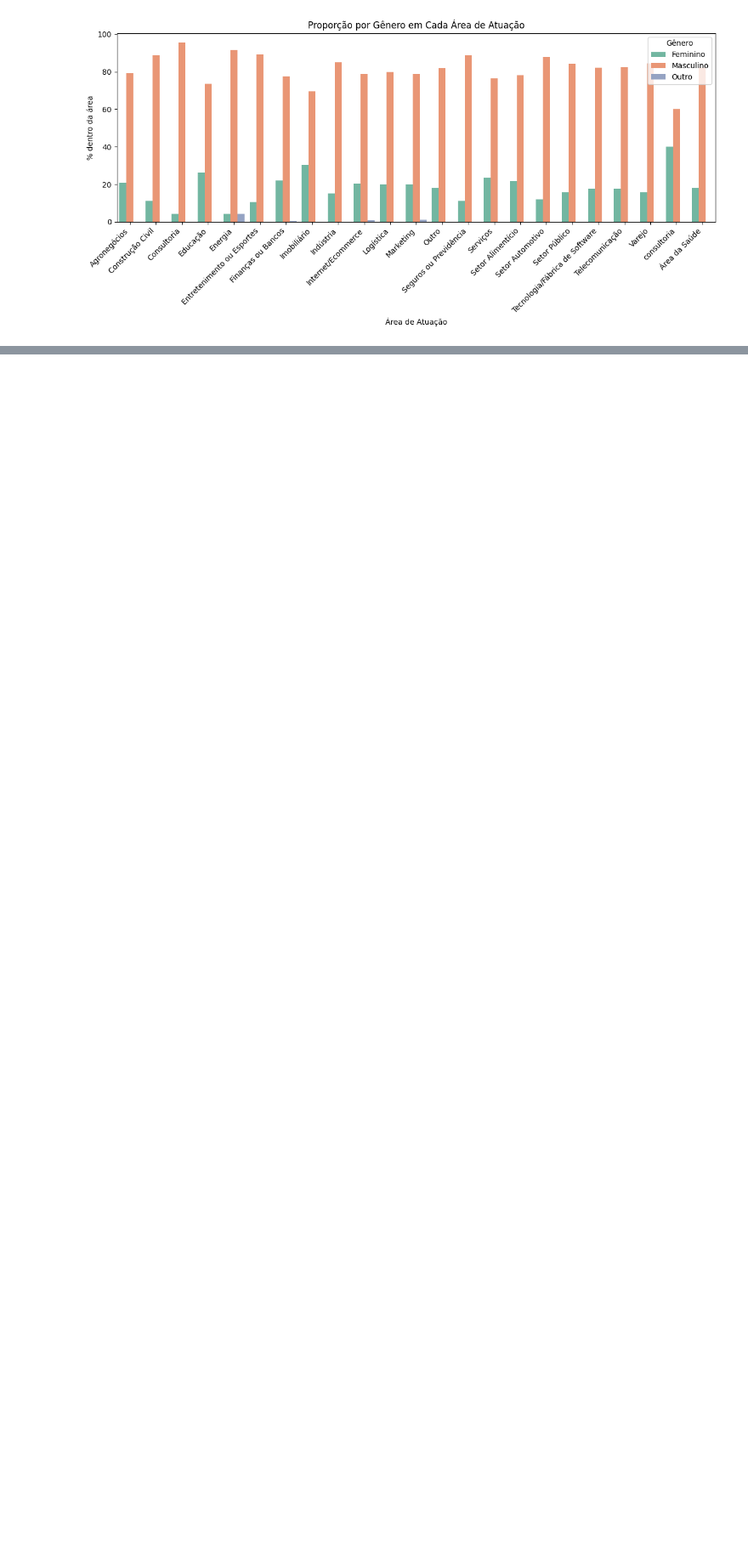
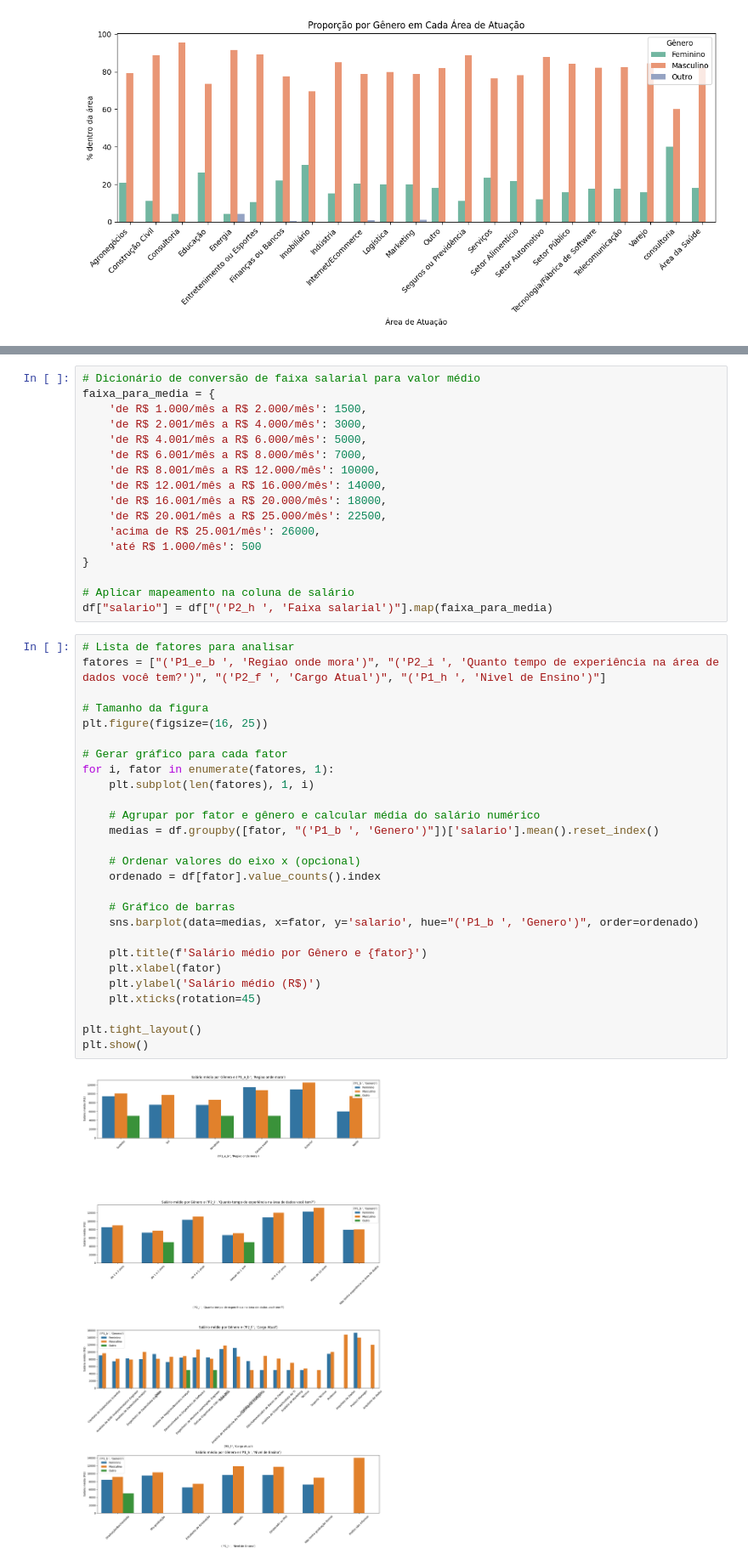
Before and after one commit to FGV-VIS-2025/tarefa-4-mulheres_no_mercado_brasileiro_de_dados, a Jupyter notebook: analise_exploratoria/analise_exploratoria.ipynb, the cells around one changed output, grey strips where cells are left out. Shown at 85% size. Cells and saved outputs as stored; diff of their text form; blank space fills up the shorter version.

Commit message:
Add analise salarial por genêro

```diff
--- a/analise_exploratoria/analise_exploratoria.ipynb
+++ b/analise_exploratoria/analise_exploratoria.ipynb
@@ -131,0 +147,46 @@ Passing `palette` without assigning `hue` is deprecated and will be removed in v
+# %%
+# Dicionário de conversão de faixa salarial para valor médio
+faixa_para_media = {
+    'de R$ 1.000/mês a R$ 2.000/mês': 1500,
+    'de R$ 2.001/mês a R$ 4.000/mês': 3000,
+    'de R$ 4.001/mês a R$ 6.000/mês': 5000,
+    'de R$ 6.001/mês a R$ 8.000/mês': 7000,
+    'de R$ 8.001/mês a R$ 12.000/mês': 10000,
+    'de R$ 12.001/mês a R$ 16.000/mês': 14000,
+    'de R$ 16.001/mês a R$ 20.000/mês': 18000,
+    'de R$ 20.001/mês a R$ 25.000/mês': 22500,
+    'acima de R$ 25.001/mês': 26000,
+    'até R$ 1.000/mês': 500
+}
+
+# Aplicar mapeamento na coluna de salário
+df["salario"] = df["('P2_h ', 'Faixa salarial')"].map(faixa_para_media)
+# %%
+# Lista de fatores para analisar
+fatores = ["('P1_e_b ', 'Regiao onde mora')", "('P2_i ', 'Quanto tempo de experiência na área de dados você tem?')", "('P2_f ', 'Cargo Atual')", "('P1_h ', 'Nivel de Ensino')"]
+
+# Tamanho da figura
+plt.figure(figsize=(16, 25))
+
+# Gerar gráfico para cada fator
+for i, fator in enumerate(fatores, 1):
+    plt.subplot(len(fatores), 1, i)
+
+    # Agrupar por fator e gênero e calcular média do salário numérico
+    medias = df.groupby([fator, "('P1_b ', 'Genero')"])['salario'].mean().reset_index()
+
+    # Ordenar valores do eixo x (opcional)
+    ordenado = df[fator].value_counts().index
+
+    # Gráfico de barras
+    sns.barplot(data=medias, x=fator, y='salario', hue="('P1_b ', 'Genero')", order=ordenado)
+
+    plt.title(f'Salário médio por Gênero e {fator}')
+    plt.xlabel(fator)
+    plt.ylabel('Salário médio (R$)')
+    plt.xticks(rotation=45)
+
+plt.tight_layout()
+plt.show()
+# %% [output]
+[figure, added]
```
Also changed, not shown: parts of 1 cell of this notebook.
